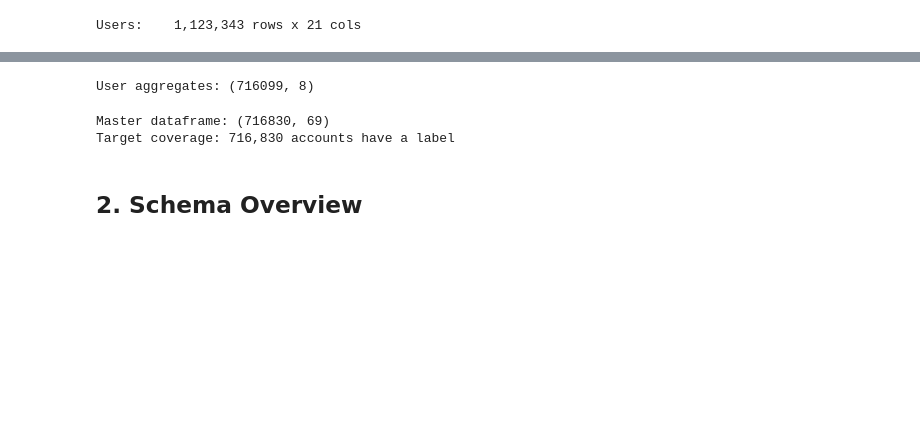
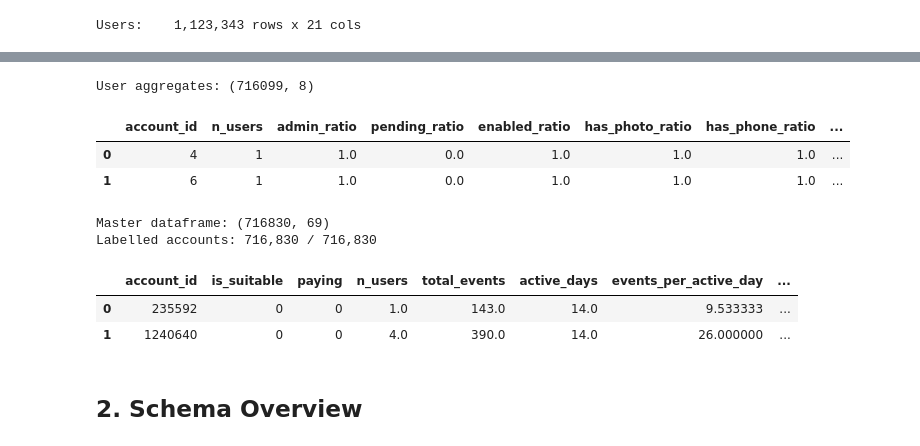
Before and after one commit to DShaience/monday, a Jupyter notebook: eda/01_eda.ipynb, the cells around one changed output, grey strips where cells are left out. Saved outputs shown, nothing was run; the diff lists cells and outputs as text; code cells hidden in the pictures; blank space fills up the shorter version.

```diff
--- a/eda/01_eda.ipynb
+++ b/eda/01_eda.ipynb
@@ -109,54 +145,54 @@ Events aggregated: 716,628 accounts x 22 feature cols
 # %%
-# Aggregate user-level features to account level (must happen before joining)
+# Collapse users → one row per account before joining onto accounts.
+# All ratios (admin_ratio etc.) are means across all users in the account.
 usr['time_to_activate_min'] = (
     usr['became_active_at'] - usr['created_at']
 ).dt.total_seconds() / 60
 
-usr_agg = usr.groupby('account_id').agg(
-    n_users           = ('user_id',              'count'),
-    admin_ratio       = ('is_admin',             'mean'),
-    pending_ratio     = ('pending',              'mean'),
-    enabled_ratio     = ('enabled',              'mean'),
-    has_photo_ratio   = ('has_photo',            'mean'),
-    has_phone_ratio   = ('has_phone',            'mean'),
-    median_admin_tta  = ('time_to_activate_min', lambda x: x[usr.loc[x.index,'is_admin']==1].median()),
-).reset_index()
-
-# simpler: separate median for admins only
+# median_admin_tta_min is computed on admin users only.
+# Doing this inside groupby.agg would require a lambda that cross-references another
+# column, which is unreliable. Easier to pre-filter, aggregate, then merge.
 admin_tta = (
     usr[usr['is_admin'] == 1]
     .groupby('account_id')['time_to_activate_min']
     .median()
     .rename('median_admin_tta_min')
 )
 
-usr_agg2 = usr.groupby('account_id').agg(
+usr_agg = usr.groupby('account_id').agg(
     n_users         = ('user_id',    'count'),
     admin_ratio     = ('is_admin',   'mean'),
-    pending_ratio   = ('pending',    'mean'),
+    pending_ratio   = ('pending',    'mean'),   # fraction of users who haven't accepted invite yet
     enabled_ratio   = ('enabled',    'mean'),
     has_photo_ratio = ('has_photo',  'mean'),
     has_phone_ratio = ('has_phone',  'mean'),
 ).reset_index()
-usr_agg2 = usr_agg2.merge(admin_tta.reset_index(), on='account_id', how='left')
+usr_agg = usr_agg.merge(admin_tta.reset_index(), on='account_id', how='left')
 
-print(f'User aggregates: {usr_agg2.shape}')
+print(f'User aggregates: {usr_agg.shape}')
+usr_agg.head(2)
 # %% [output]
 User aggregates: (716099, 8)
+|  | account_id | n_users | admin_ratio | pending_ratio | enabled_ratio | has_photo_ratio | has_phone_ratio | ... |
+| 0 | 4 | 1 | 1.0 | 0.0 | 1.0 | 1.0 | 1.0 | ... |
+| 1 | 6 | 1 | 1.0 | 0.0 | 1.0 | 1.0 | 1.0 | ... |
 # %%
-# Build master account-level dataframe (all features available before modeling)
+# Join acc ← usr_agg ← evt_agg, all on account_id.
+# Left join throughout: accounts with no users / no events get NaN for those features
+# rather than being dropped (716,830 accounts in acc vs. ~716k in the others).
 master = (
     acc
-    .merge(usr_agg2,           on='account_id', how='left')
+    .merge(usr_agg,               on='account_id', how='left')
     .merge(evt_agg.reset_index(), on='account_id', how='left')
 )
 
-# Derived engagement features
+# Derived engagement features — computed here so they're available for all downstream cells
 master['events_per_active_day'] = master['total_events'] / (master['active_days'] + 1)
 master['user_adoption_rate']    = master['active_users'] / (master['n_users'] + 1)
 master['collab_events']         = master['invite_events'] + master['communicating_events']
 
-# Platform shares
+# Platform share: fraction of each account's events that came from each platform.
+# +1 in the denominator avoids division-by-zero for accounts with 0 total platform events.
 platform_cols = ['web_events','ios_events','android_events','desktop_app_events']
 for col in platform_cols:
     master[col] = pd.to_numeric(master[col], errors='coerce').fillna(0)
@@ -165,10 +201,15 @@ for col in platform_cols:
     master[f'{col}_share'] = master[col] / (master['total_platform'] + 1)
 
 print(f'Master dataframe: {master.shape}')
-print(f'Target coverage: {master["is_suitable"].notna().sum():,} accounts have a label')
+print(f'Labelled accounts: {master["is_suitable"].notna().sum():,} / {len(master):,}')
+master[['account_id','is_suitable','paying','n_users','total_events',
+        'active_days','events_per_active_day','user_adoption_rate']].head(2)
 # %% [output]
 Master dataframe: (716830, 69)
-Target coverage: 716,830 accounts have a label
+Labelled accounts: 716,830 / 716,830
+|  | account_id | is_suitable | paying | n_users | total_events | active_days | events_per_active_day | ... |
+| 0 | 235592 | 0 | 0 | 1.0 | 143.0 | 14.0 | 9.533333 | ... |
+| 1 | 1240640 | 0 | 0 | 4.0 | 390.0 | 14.0 | 26.000000 | ... |
 # %% [markdown]
 ## 2. Schema Overview
 # %%
```
Also changed, not shown: parts of 13 cells of this notebook.
